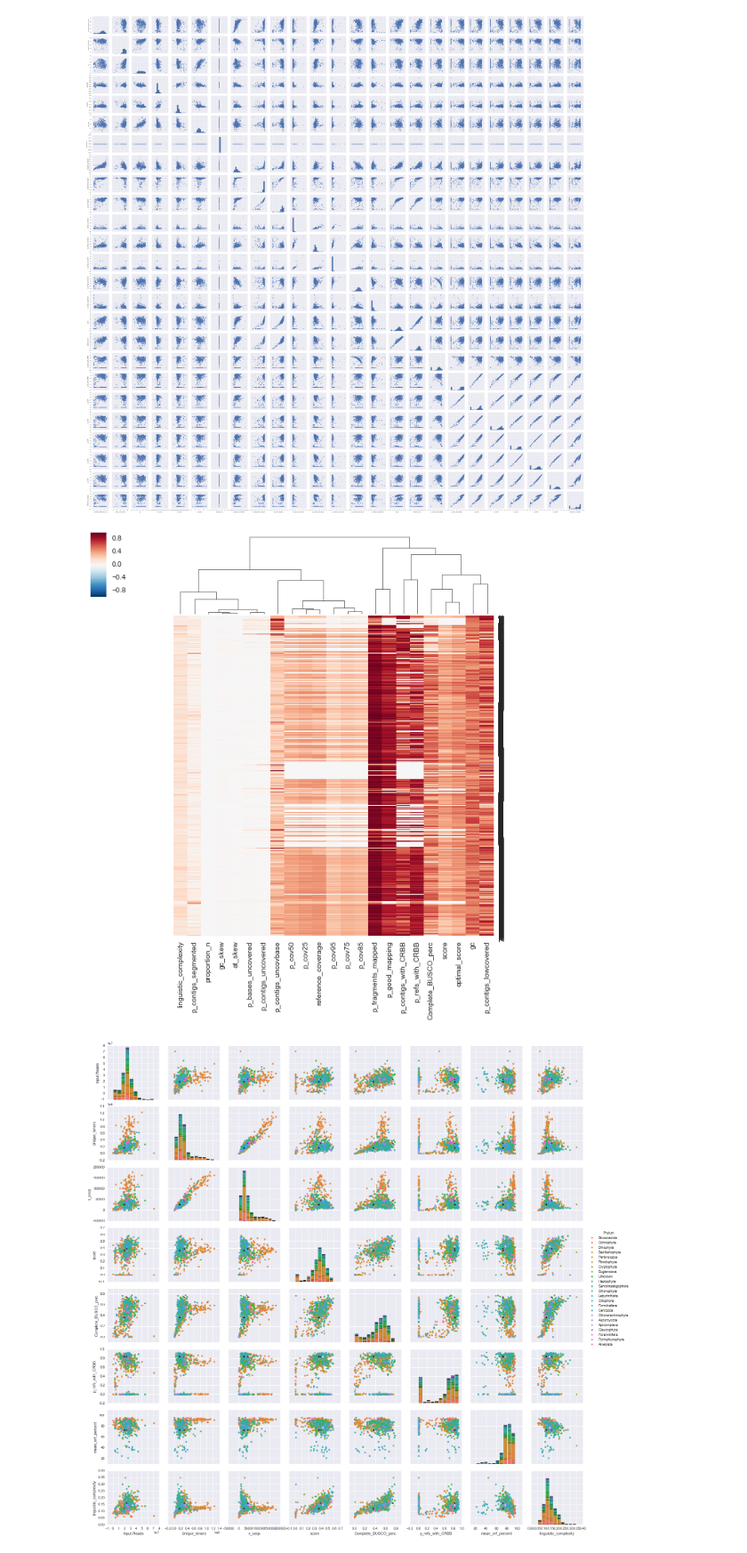
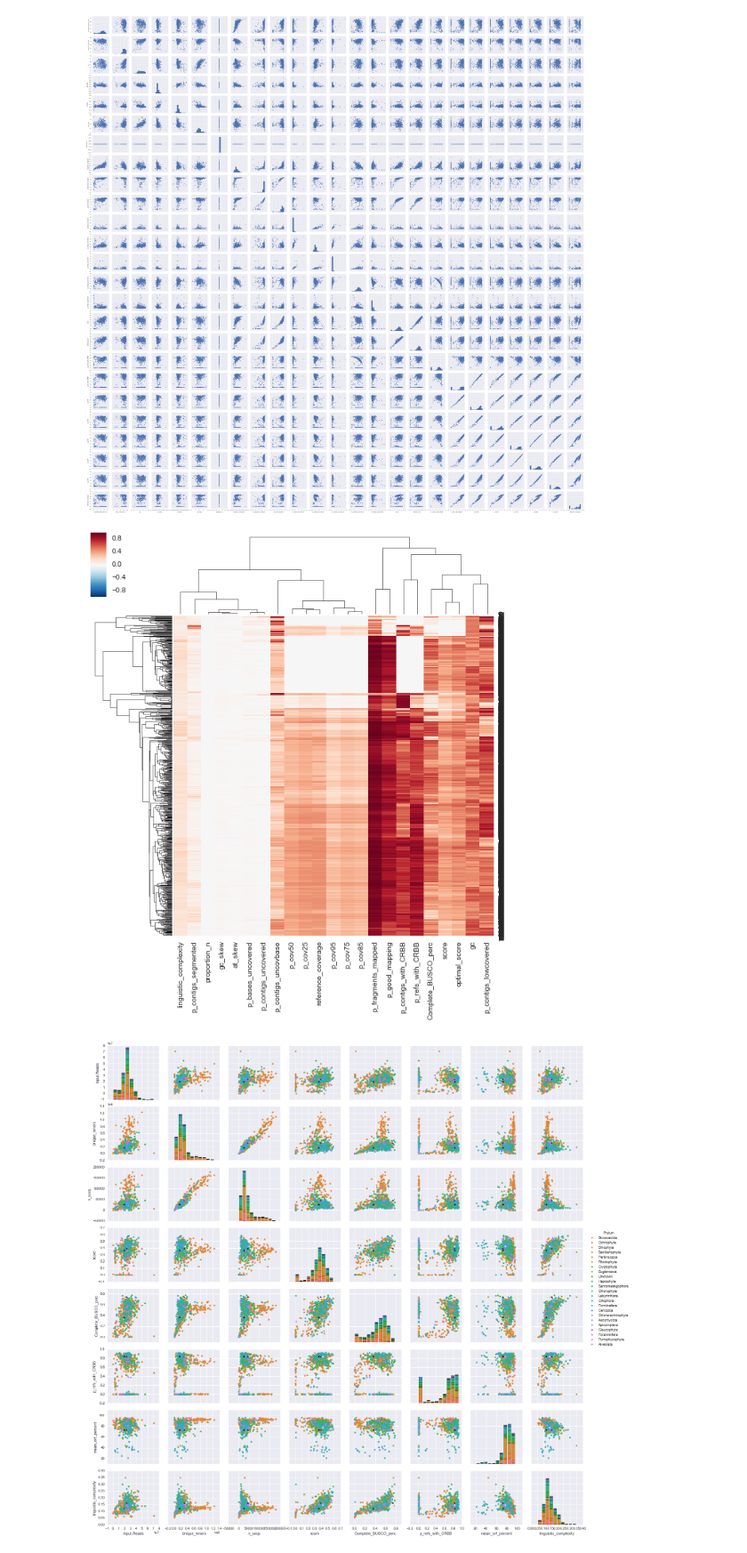
Before and after one commit to johnsolk/MMETSP, a Jupyter notebook: notebooks/reads_correlations.ipynb, the cells around one changed output. Shown at 89% size. Saved outputs shown, nothing was run; the diff lists cells and outputs as text; code cells hidden in the pictures.

```diff
--- a/notebooks/reads_correlations.ipynb
+++ b/notebooks/reads_correlations.ipynb
@@ -53,13 +53,13 @@ g.map_offdiag(plt.scatter);
 # %%
 reads_frame_1 = evaluation_frame[['Complete_BUSCO_perc','gc','gc_skew','at_skew','proportion_n','linguistic_complexity',
                                 'p_fragments_mapped','p_good_mapping','p_bases_uncovered',
                                 'p_contigs_uncovbase','p_contigs_uncovered',
                                 'p_contigs_lowcovered','p_contigs_segmented','score','optimal_score',
                                 'p_contigs_with_CRBB','p_refs_with_CRBB','p_cov25','p_cov50','p_cov75',
                                 'p_cov85','p_cov95','reference_coverage',]].dropna()
-g = sns.clustermap(reads_frame_1,row_cluster=False)
+g = sns.clustermap(reads_frame_1)
 # %% [output]
-[figure, old version]
+[figure, new version]
 # %%
 reads_frame = evaluation_frame[['Input.Reads', 'Unique_kmers','n_seqs','score','Complete_BUSCO_perc','p_refs_with_CRBB','mean_orf_percent','linguistic_complexity','Phylum']].dropna()
 g = sns.PairGrid(reads_frame, hue="Phylum")
```
Also changed, not shown: parts of 1 cell of this notebook, 4 other files.
